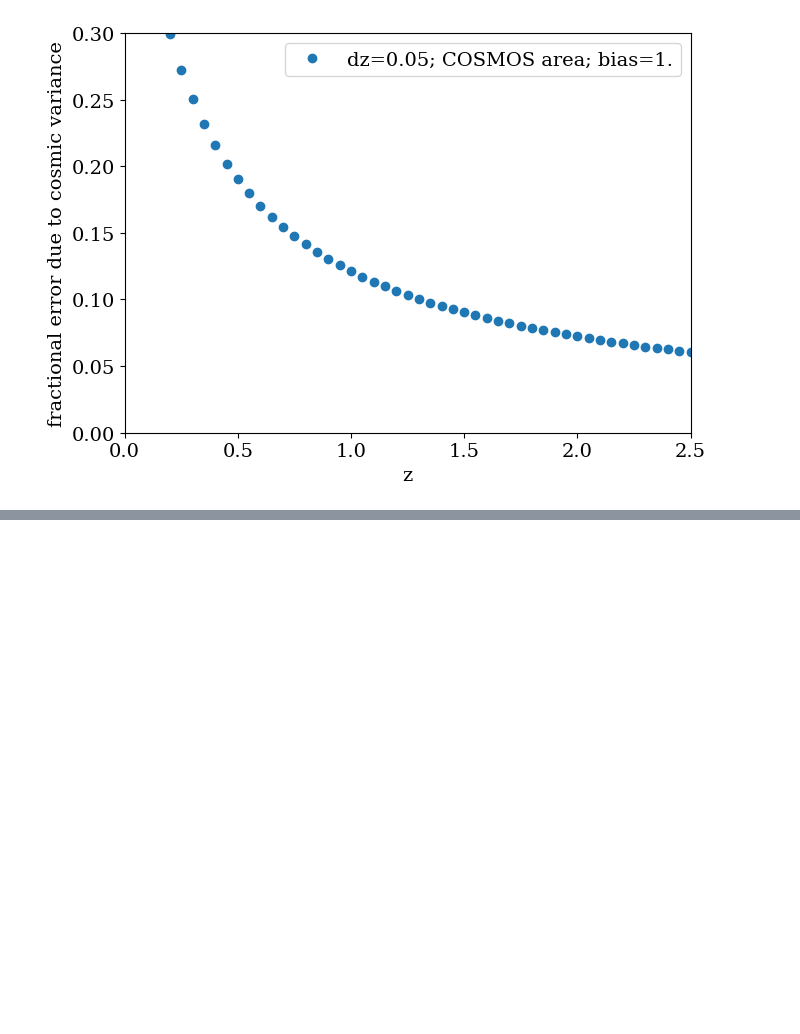
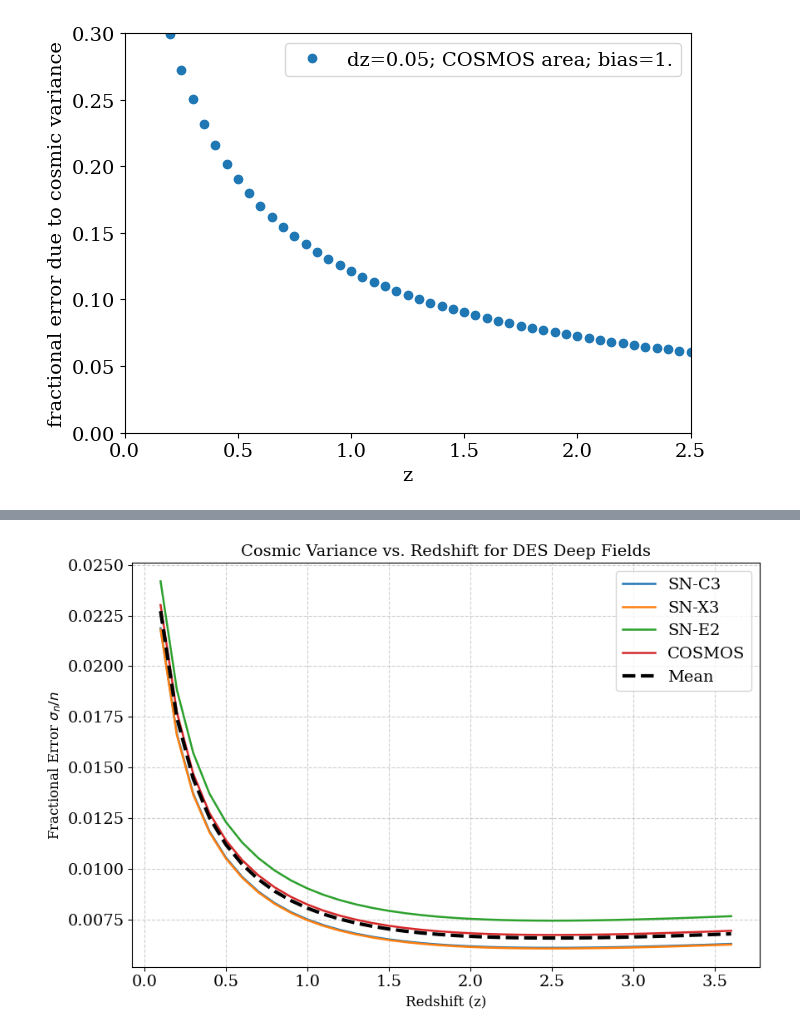
Before and after one commit to OtiliaIrina/Master_Thesis, a Jupyter notebook: New code/Cosmic_variance.ipynb, the cells around one changed output, grey strips where cells are left out. Cells and saved outputs as stored; diff of their text form; code cells hidden in the pictures; blank space fills up the shorter version.

```diff
--- a/New code/Cosmic_variance.ipynb
+++ b/New code/Cosmic_variance.ipynb
@@ -1080,0 +1083,23 @@ plt.show()
+# %%
+field_names = list(cv_vals_fields.keys())
+cv_vals = np.mean([cv_vals_fields[f] for f in field_names], axis=0)
+# %%
+plt.figure(figsize=(9, 6))
+
+# Plot individual fields
+for name, sigma_vals in cv_vals_fields.items():
+    plt.plot(zvals, sigma_vals, lw=1.8, label=name)
+
+# Plot mean
+plt.plot(zvals, cv_vals, lw=3, color='black', linestyle='--', label='Mean')
+
+# Formatting
+plt.xlabel("Redshift (z)", fontsize=12)
+plt.ylabel(r"Fractional Error $\sigma_n / n$", fontsize=12)
+plt.title("Cosmic Variance vs. Redshift for DES Deep Fields", fontsize=14)
+plt.grid(True, linestyle='--', alpha=0.6)
+plt.legend()
+plt.tight_layout()
+plt.show()
+# %% [output]
+[figure, added]
```
Also changed, not shown: parts of 7 cells of this notebook, 10 other files.
